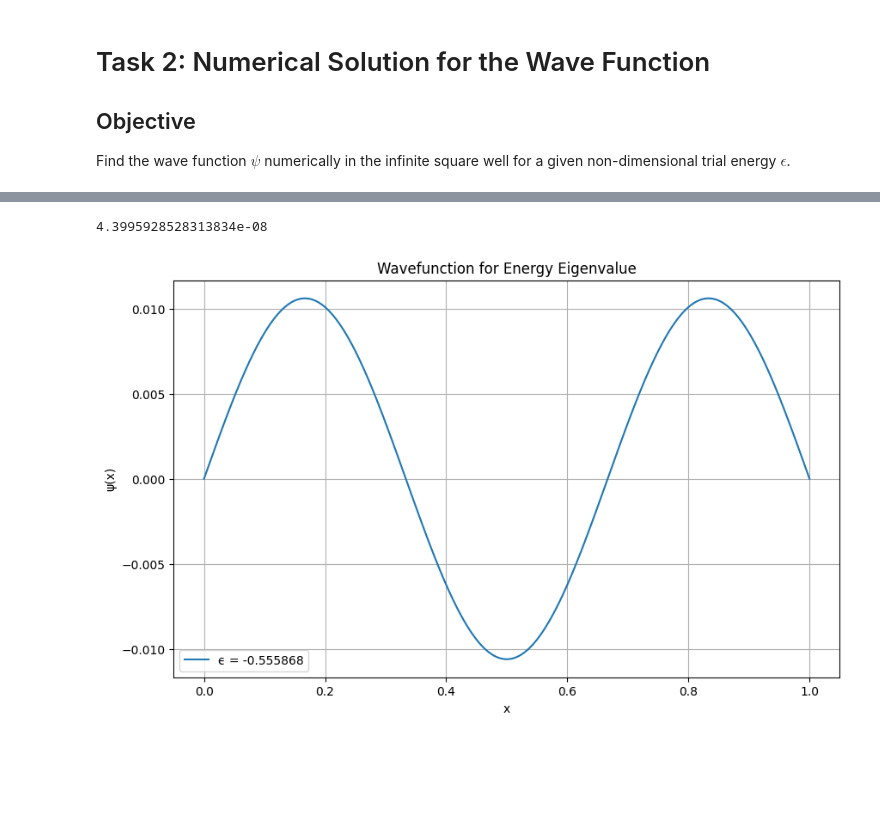
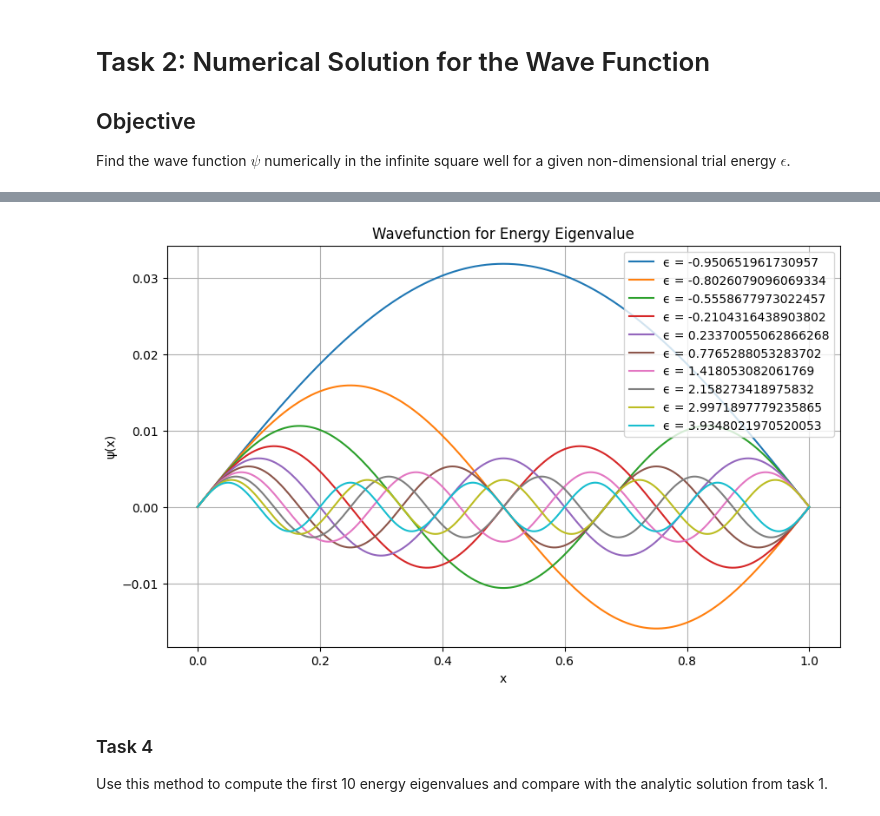
Before and after one commit to Matth3wc/Comp-Sim-Numerical-Methods, a Jupyter notebook: Com_Lab_Solving_SE/MainScript.ipynb, the cells around one changed output, grey strips where cells are left out. Saved outputs shown, nothing was run; the diff lists cells and outputs as text; code cells hidden in the pictures; blank space fills up the shorter version.

```diff
--- a/Com_Lab_Solving_SE/MainScript.ipynb
+++ b/Com_Lab_Solving_SE/MainScript.ipynb
@@ -159,7 +160,7 @@ def solve_schrodinger(energy, potential, gamma_squared, N, l):
 
 
 # Trial energies
-trial_energies = [-0.9505, -0.802, -0.5535]  # Example trial energies
+trial_energies = [(np.pi * n / gamma_squared) - 1 for n in range(1, 4)]
 
 # Solve and plot wavefunctions for trial energies
 plt.figure(figsize=(10, 6))
@@ -167,7 +168,7 @@ for energy in trial_energies:
     psi = solve_schrodinger(energy, potential, gamma_squared, N, l)
     plt.plot(x, psi, label=f"ϵ = {energy}")
 
-plt.title("Wavefunctions for Trial Energies")
+plt.title("Wavefunctions for Trial Energies near ground energy")
 plt.xlabel("x")
 plt.ylabel("ψ(x)")
 plt.legend()
@@ -178,36 +199,48 @@ plt.show()
 # %%
-acc = 1e-6  # Desired accuracy for energy eigenvalues
-
-# Define the energy bounds for the bisection method
-energy_low = -0.999  # Lower bound for energy
-energy_high = 0.0  # Upper bound for energy
+acc = 1e-8 # Desired accuracy for energy eigenvalues
 
 # Solve and plot wavefunctions for the eigenvalue
 plt.figure(figsize=(10, 6))
 
-while abs(energy_high - energy_low) > acc:
-    energy_mid = (energy_low + energy_high) / 2  # Midpoint energy
-    psi = solve_schrodinger(energy_mid, potential, gamma_squared, N, l)
+eps_0 = -0.999999
 
-    # Check the sign of the wavefunction at the last point
-    if psi[-1] > 0:
-        energy_low = energy_mid  # Move the lower bound up
-    else:
-        energy_high = energy_mid  # Move the upper bound down
+eps_arr = []
 
-# Final energy eigenvalue
-energy_eigenvalue = (energy_low + energy_high) / 2
-psi = solve_schrodinger(energy_eigenvalue, potential, gamma_squared, N, l)
-print(psi[-1])
+energy  = eps_0
+
+
+
+while len(eps_arr) < 10:
+    del_eps = 0.02
+    psi_old = solve_schrodinger(energy, potential, gamma_squared, N, l)[-1]
+    energy += del_eps
+    while abs(del_eps)>acc:
+        energy += del_eps
+        psi_new = solve_schrodinger(energy, potential, gamma_squared, N, l)[-1]
+
+        if psi_new * psi_old < 0:
+            del_eps = -del_eps/2
+
+        psi_old = psi_new
+
+
+
+    eps_arr.append(energy)
+
 
 # Plot the wavefunction
-plt.plot(x, psi, label=f"ϵ = {energy_eigenvalue:.6f}")
+for energy in eps_arr:
+    psi = solve_schrodinger(energy, potential, gamma_squared, N, l)
+    plt.plot(x, psi, label=f"ϵ = {energy}")
 plt.title("Wavefunction for Energy Eigenvalue")
 plt.xlabel("x")
 plt.ylabel("ψ(x)")
 plt.legend()
 plt.grid()
 plt.show()
 # %% [output]
-4.3995928528313834e-08
-[figure, old version]
+[figure, new version]
+# %% [markdown]
+### Task 4
+Use this method to compute the first 10 energy eigenvalues and compare
+with the analytic solution from task 1.
```
Also changed, not shown: parts of 10 cells of this notebook, 1 other file.
